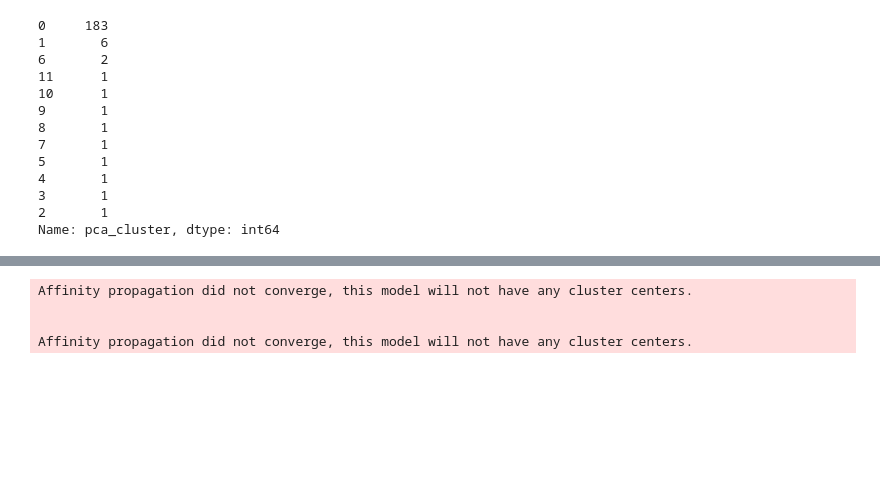
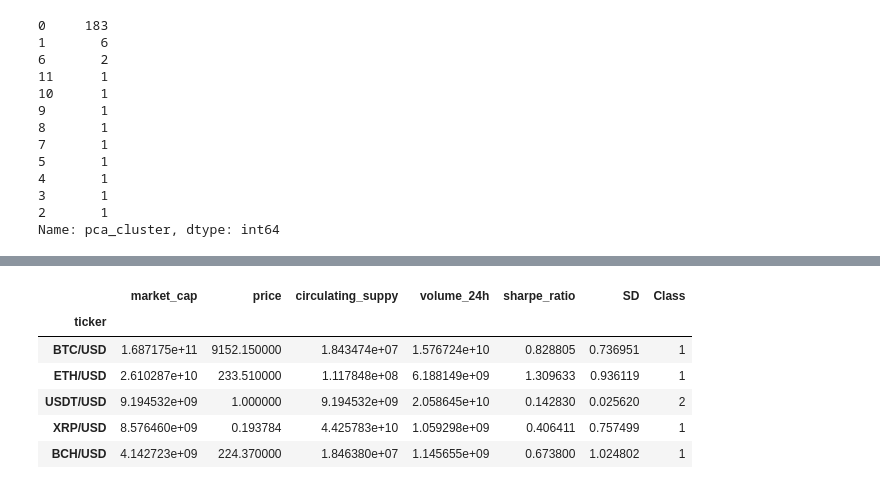
Before and after one commit to dbrims/Project2, a Jupyter notebook: Historic_Data_P2_V2.ipynb, the cells around one changed output, grey strips where cells are left out. Cells and saved outputs as stored; diff of their text form; code cells hidden in the pictures; blank space fills up the shorter version.

```diff
--- a/Historic_Data_P2_V2.ipynb
+++ b/Historic_Data_P2_V2.ipynb
@@ -789,15 +787,15 @@ fig.update_layout(legend=dict(x=0, y=1))
 fig.show()
 # %% [output]
 [interactive output not drawn]
-# %%
-#affinity propogation
-test_affinity=scaled_data.copy()
-affinity_raw = AffinityPropagation().fit(scaled_df)
-test_affinity['raw_cluster']=affinity_raw.labels_
-affinity_pca = AffinityPropagation().fit(test_pca)
-test_affinity['pca_cluster']=affinity_pca.labels_
-# %% [output]
-Affinity propagation did not converge, this model will not have any cluster centers.
-
-
-Affinity propagation did not converge, this model will not have any cluster centers.
+# %%
+test_df2=crypto_features_df.copy()
+test_df2=crypto_features_df.drop(columns=['symbol'],axis=1)
+test_df2.head()
+# %% [output]
+|  | market_cap | price | circulating_suppy | volume_24h | sharpe_ratio | SD | Class |
+| ticker |  |  |  |  |  |  |  |
+| BTC/USD | 1.687175e+11 | 9152.150000 | 1.843474e+07 | 1.576724e+10 | 0.828805 | 0.736951 | 1 |
+| ETH/USD | 2.610287e+10 | 233.510000 | 1.117848e+08 | 6.188149e+09 | 1.309633 | 0.936119 | 1 |
+| USDT/USD | 9.194532e+09 | 1.000000 | 9.194532e+09 | 2.058645e+10 | 0.142830 | 0.025620 | 2 |
+| XRP/USD | 8.576460e+09 | 0.193784 | 4.425783e+10 | 1.059298e+09 | 0.406411 | 0.757499 | 1 |
+| BCH/USD | 4.142723e+09 | 224.370000 | 1.846380e+07 | 1.145655e+09 | 0.673800 | 1.024802 | 1 |
```
Also changed, not shown: parts of 18 cells of this notebook, 2 other files.
